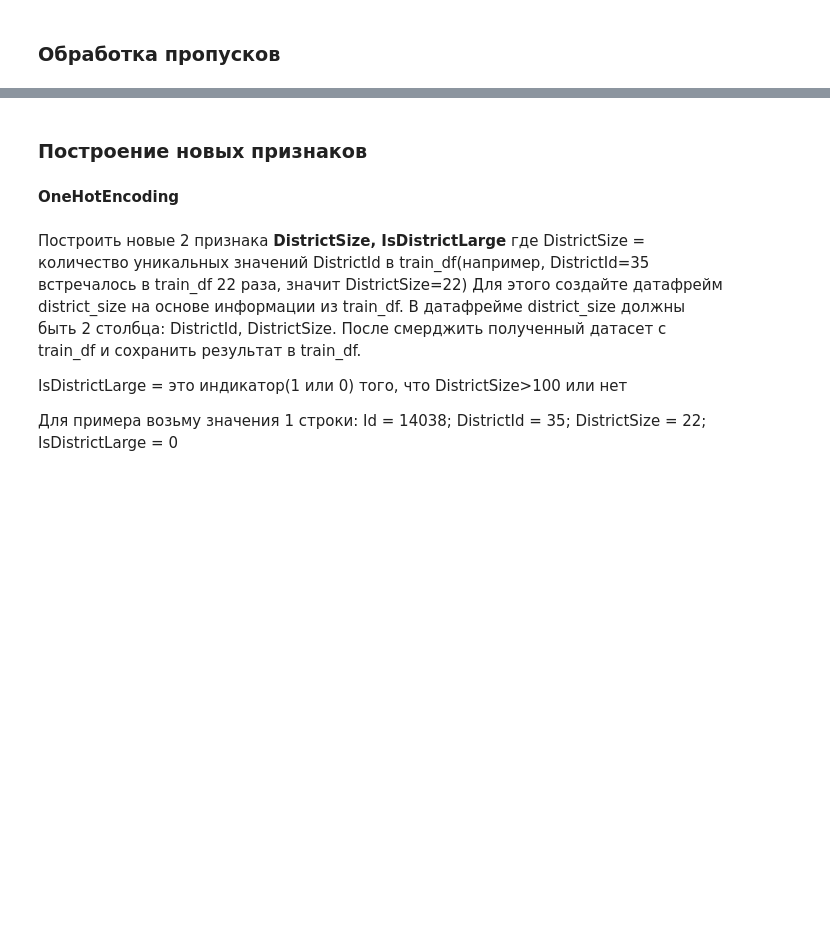
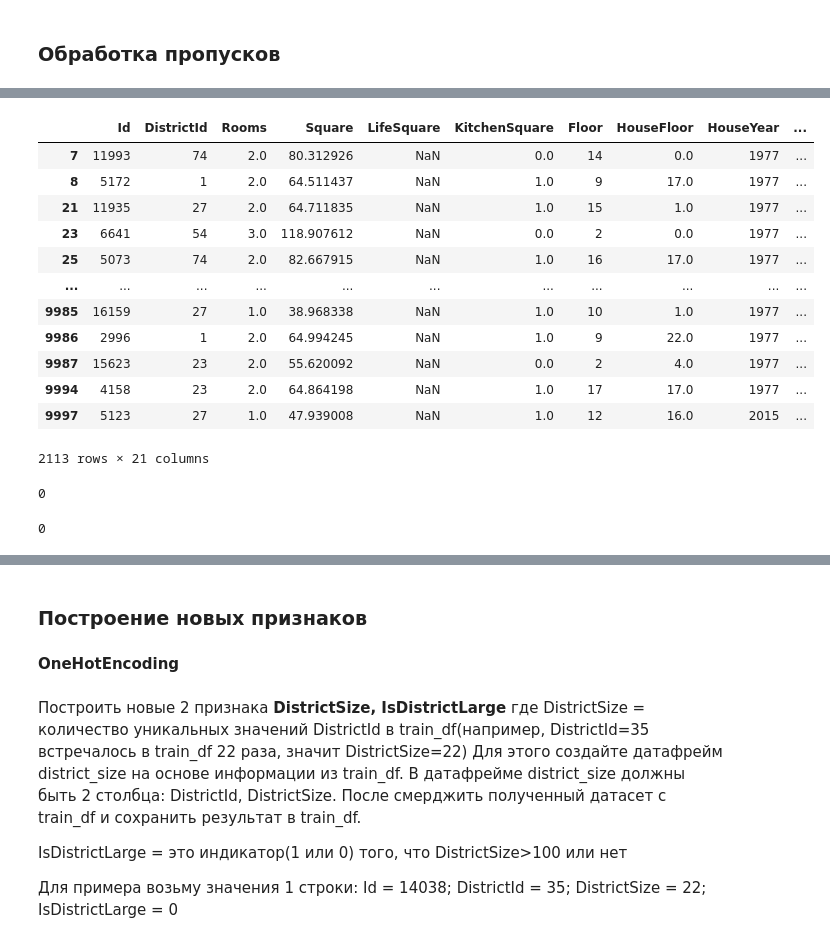
Before and after one commit to ps1on1ck/python_for_data_science_course_project, a Jupyter notebook: course_work_preparation/data_preparation_kurs.ipynb, the cells around one changed output, grey strips where cells are left out. Saved outputs shown, nothing was run; the diff lists cells and outputs as text; code cells hidden in the pictures; blank space fills up the shorter version.

```diff
--- a/course_work_preparation/data_preparation_kurs.ipynb
+++ b/course_work_preparation/data_preparation_kurs.ipynb
@@ -108,0 +239,18 @@ dtype: object
+# %%
+train_df.loc[train_df['LifeSquare'].isna(), 'LifeSquare_nan'] = 1
+# %%
+train_df[train_df['LifeSquare_nan'] == 1]
+# %% [output]
+|  | Id | DistrictId | Rooms | Square | LifeSquare | KitchenSquare | Floor | HouseFloor | HouseYear | ... |
+| 7 | 11993 | 74 | 2.0 | 80.312926 | NaN | 0.0 | 14 | 0.0 | 1977 | ... |
+| 8 | 5172 | 1 | 2.0 | 64.511437 | NaN | 1.0 | 9 | 17.0 | 1977 | ... |
+| 21 | 11935 | 27 | 2.0 | 64.711835 | NaN | 1.0 | 15 | 1.0 | 1977 | ... |
+| 23 | 6641 | 54 | 3.0 | 118.907612 | NaN | 0.0 | 2 | 0.0 | 1977 | ... |
+| 25 | 5073 | 74 | 2.0 | 82.667915 | NaN | 1.0 | 16 | 17.0 | 1977 | ... |
+| ... | ... | ... | ... | ... | ... | ... | ... | ... | ... | ... |
+| 9985 | 16159 | 27 | 1.0 | 38.968338 | NaN | 1.0 | 10 | 1.0 | 1977 | ... |
+| 9986 | 2996 | 1 | 2.0 | 64.994245 | NaN | 1.0 | 9 | 22.0 | 1977 | ... |
+| 9987 | 15623 | 23 | 2.0 | 55.620092 | NaN | 0.0 | 2 | 4.0 | 1977 | ... |
+| 9994 | 4158 | 23 | 2.0 | 64.864198 | NaN | 1.0 | 17 | 17.0 | 1977 | ... |
+| 9997 | 5123 | 27 | 1.0 | 47.939008 | NaN | 1.0 | 12 | 16.0 | 2015 | ... |
+2113 rows × 21 columns
@@ -108,0 +260,4 @@ dtype: object
+# %%
+train_df['LifeSquare'].isna().sum()
+# %% [output]
+0
@@ -108,0 +267,4 @@ dtype: object
+# %%
+train_df['Healthcare_1'].isna().sum()
+# %% [output]
+0
```
Also changed, not shown: parts of 25 cells of this notebook.
